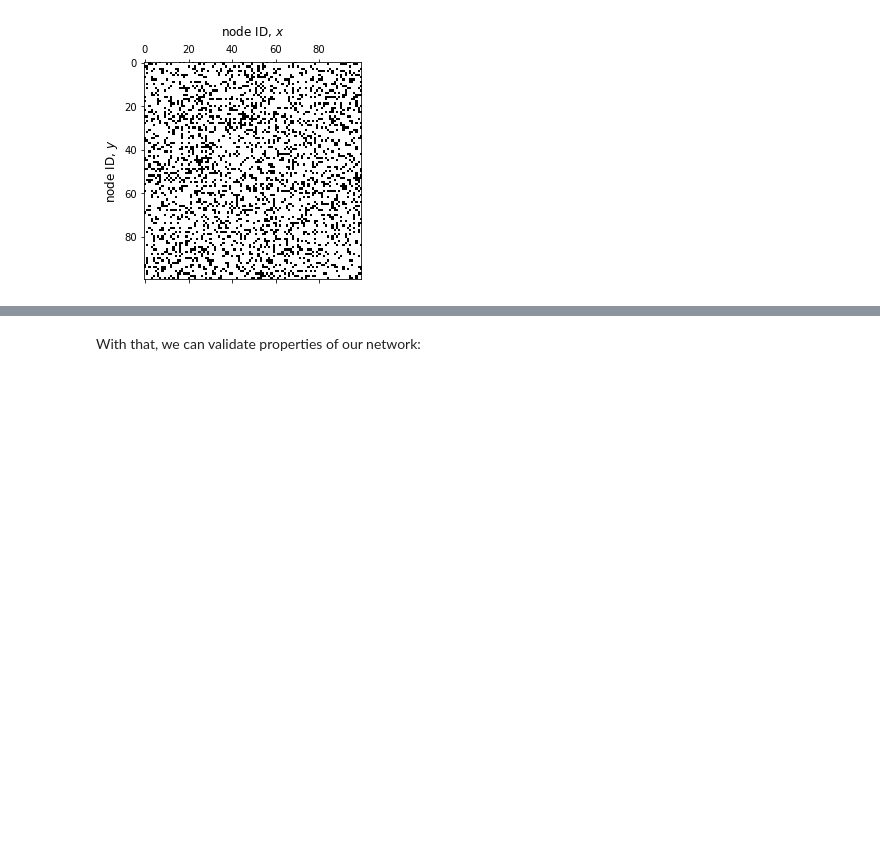
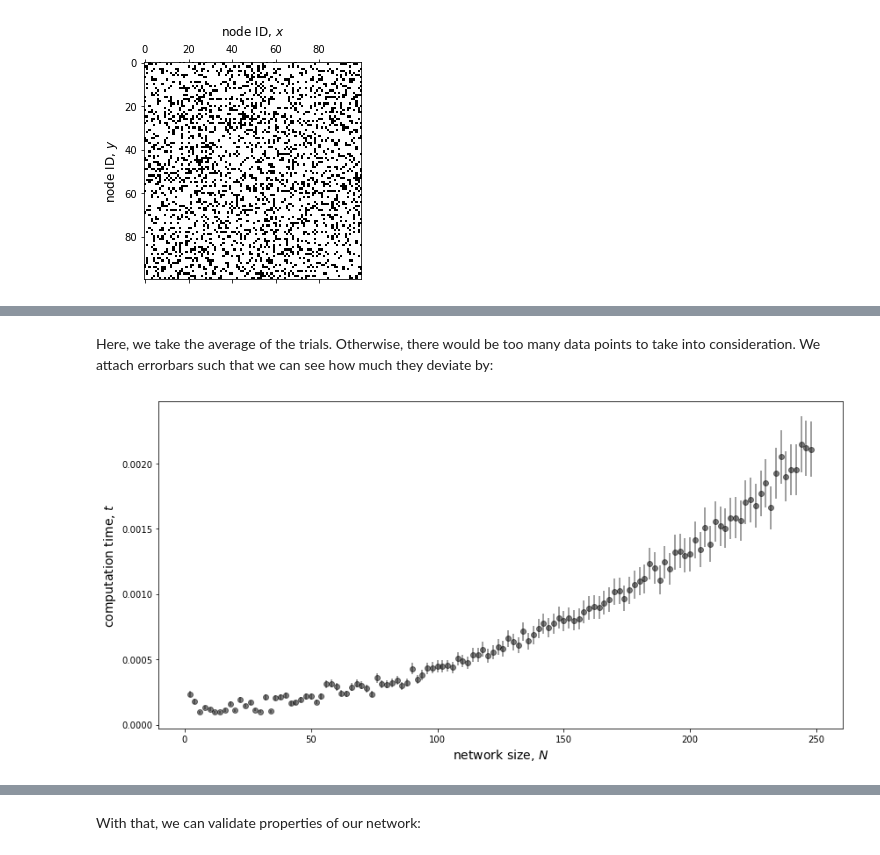
Before and after one commit to ubsuny/MC_RandomNetworks-RaspiZero, a Jupyter notebook: network_analysis.ipynb, the cells around one changed output, grey strips where cells are left out. Saved outputs shown, nothing was run; the diff lists cells and outputs as text; code cells hidden in the pictures; blank space fills up the shorter version.

```diff
--- a/network_analysis.ipynb
+++ b/network_analysis.ipynb
@@ -38,0 +86,30 @@ fig, ax = G.plot_graph()
+# %%
+trials = 100
+
+Ns = np.arange(2, 250, 2)
+ts = np.zeros((Ns.shape[0], trials))
+
+for trial in range(trials):
+    for N in Ns:
+        t0 = time.time()
+        G1 = Erdos_Renyi_GNP(N, p)
+        t1 = time.time()
+
+        ts[N//2 - 1, trial] = t1 - t0
+# %% [markdown]
+Here, we take the average of the trials.  Otherwise, there would be too many data points to take into consideration.  We attach errorbars such that we can see how much they deviate by:
+# %%
+bar_ts = np.mean(ts, axis = 1)
+std_ts = np.mean(ts, axis = 1)
+err_ts = std_ts/np.sqrt(trials)
+# %%
+fig, ax = plt.subplots(1, 1, figsize = (12, 6))
+
+ax.errorbar(Ns, bar_ts, yerr = err_ts, fmt = 'o', c = 'k', alpha = 0.5)
+
+ax.set_ylabel('computation time, $t$', fontsize = 14)
+ax.set_xlabel('network size, $N$', fontsize = 14)
+
+fig.tight_layout()
+# %% [output]
+[figure, added]
```
Also changed, not shown: parts of 14 cells of this notebook.
